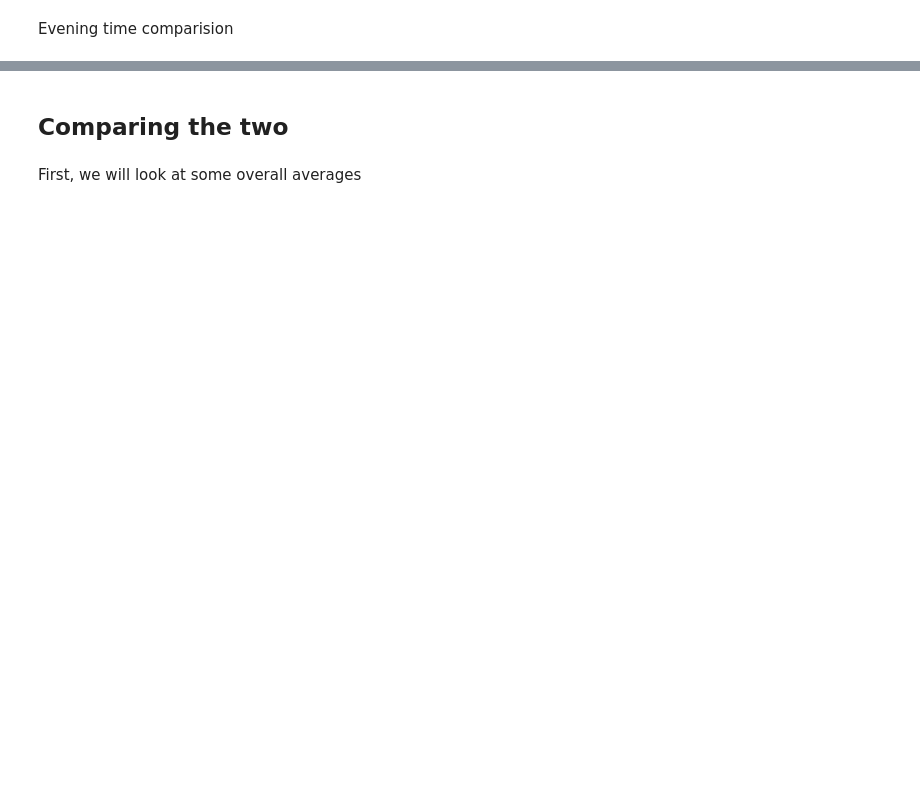
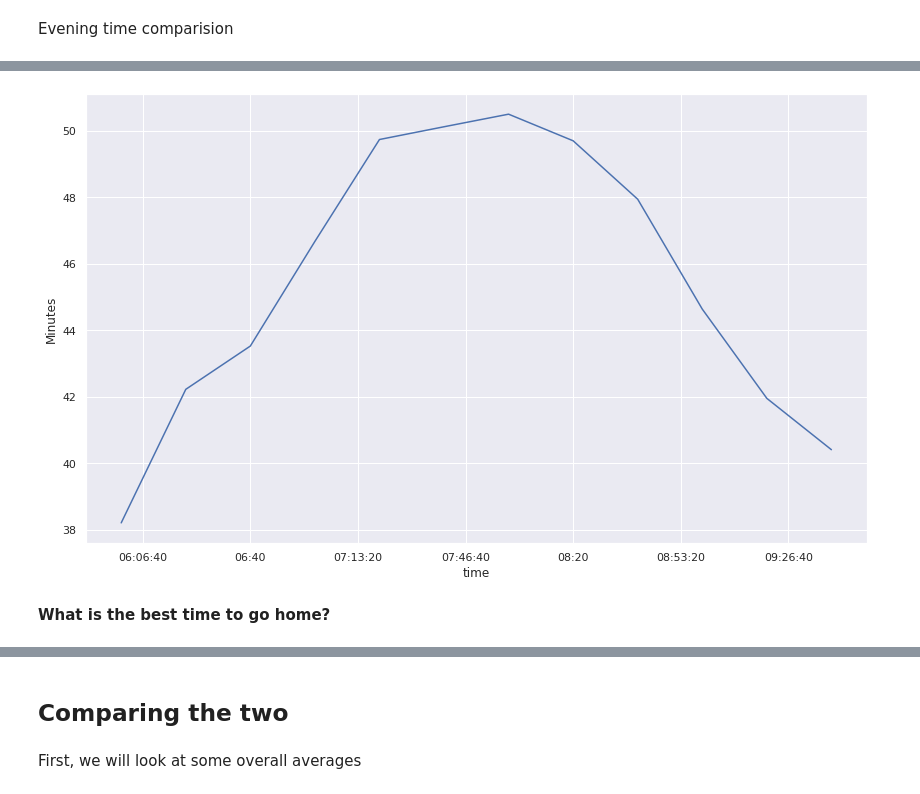
Before and after one commit to anjmittu/travel-time-data-analysis, a Jupyter notebook: data_analysis.ipynb, the cells around one changed output, grey strips where cells are left out. Drawn from its saved outputs; the diff is of its cells as text; code cells hidden in the pictures; blank space fills up the shorter version.

```diff
--- a/data_analysis.ipynb
+++ b/data_analysis.ipynb
@@ -223,0 +227,3 @@ plt.show()
+# %%
+data_cp = data.loc[:,["date", "day_of_the_week", 'time', 'time_of_day', 'college_park_secs', 'college_park_mins', 'college_park_hours']]
+data_cp.head()
@@ -223,0 +264,4 @@ plt.show()
+# %%
+avg_morning_time = data.loc[data_cp['time_of_day'] == "Morning"].loc[:,["college_park_mins", 'time']].groupby('time').mean()
+display(avg_morning_time)
+avg_morning_time.loc[avg_morning_time['college_park_mins'].idxmin()]
@@ -223,0 +285,12 @@ plt.show()
+# %%
+fig, ax1 = plt.subplots(figsize=(14, 8.27))
+g = sns.lineplot(x='time', y='college_park_mins', data=avg_morning_time.reset_index(), ax=ax1, sort=True)
+
+# Create a second y-axis with the scaled ticks
+ax1.set_ylabel('Minutes')
+
+plt.show()
+# %% [output]
+[figure, added]
+# %% [markdown]
+**What is the best time to go home?**
```
Also changed, not shown: parts of 52 cells of this notebook, 1 other file.
